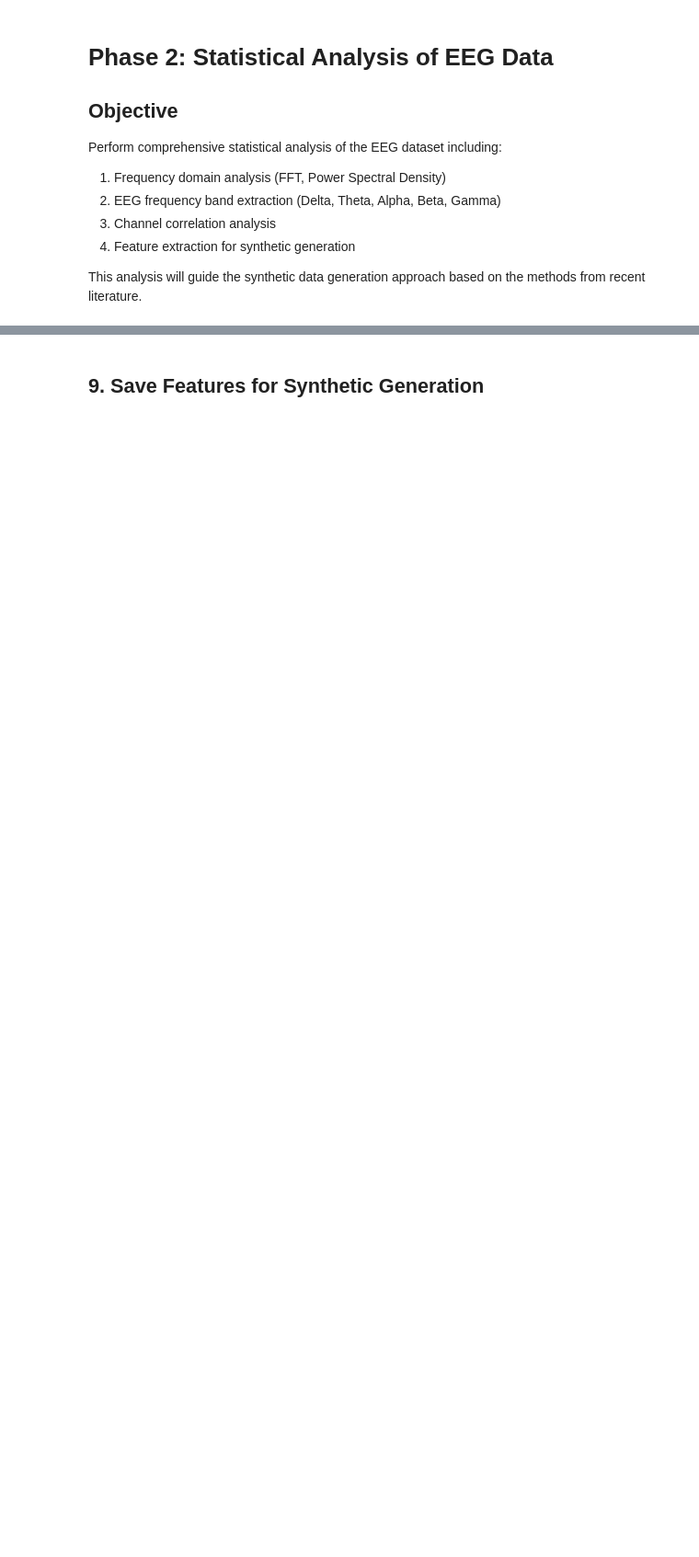
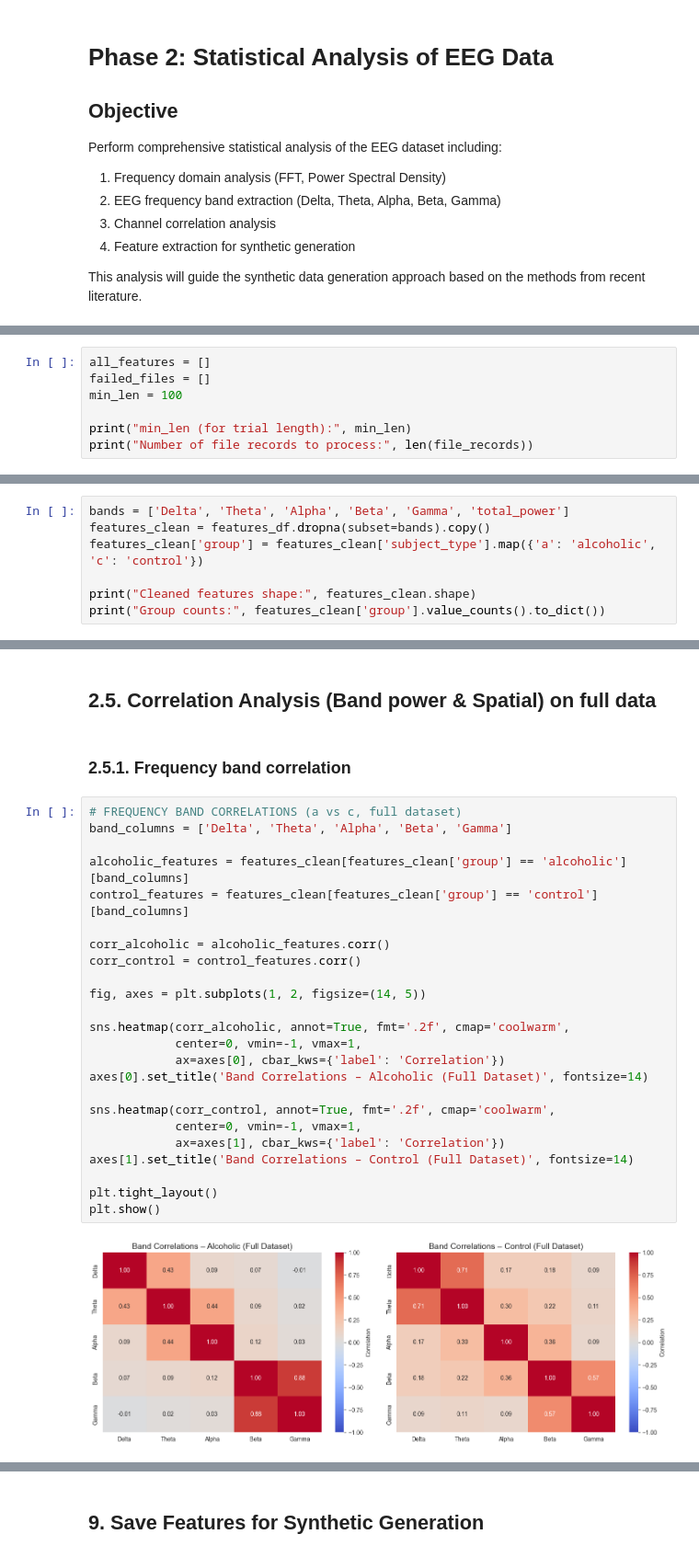
Before and after one commit to ZhaoJackson/Synthetic_EEG_Generation, a Jupyter notebook: src/phase2_statistical_analysis.ipynb, the cells around one changed output, grey strips where cells are left out. Shown: that part at 92% size. Cells and saved outputs as stored; diff of their text form; blank space fills up the shorter version.

```diff
--- a/src/phase2_statistical_analysis.ipynb
+++ b/src/phase2_statistical_analysis.ipynb
@@ -480,0 +155,7 @@ Analyzed 10 channels with 256 samples each
+# %%
+all_features = []
+failed_files = []
+min_len = 100
+
+print("min_len (for trial length):", min_len)
+print("Number of file records to process:", len(file_records))
@@ -480,0 +334,7 @@ Analyzed 10 channels with 256 samples each
+# %%
+bands = ['Delta', 'Theta', 'Alpha', 'Beta', 'Gamma', 'total_power']
+features_clean = features_df.dropna(subset=bands).copy()
+features_clean['group'] = features_clean['subject_type'].map({'a': 'alcoholic', 'c': 'control'})
+
+print("Cleaned features shape:", features_clean.shape)
+print("Group counts:", features_clean['group'].value_counts().to_dict())
@@ -480,0 +483,30 @@ Analyzed 10 channels with 256 samples each
+# %% [markdown]
+## 2.5. Correlation Analysis (Band power & Spatial) on full data
+# %% [markdown]
+### 2.5.1. Frequency band correlation
+# %%
+# FREQUENCY BAND CORRELATIONS (a vs c, full dataset)
+band_columns = ['Delta', 'Theta', 'Alpha', 'Beta', 'Gamma']
+
+alcoholic_features = features_clean[features_clean['group'] == 'alcoholic'][band_columns]
+control_features = features_clean[features_clean['group'] == 'control'][band_columns]
+
+corr_alcoholic = alcoholic_features.corr()
+corr_control = control_features.corr()
+
+fig, axes = plt.subplots(1, 2, figsize=(14, 5))
+
+sns.heatmap(corr_alcoholic, annot=True, fmt='.2f', cmap='coolwarm',
+            center=0, vmin=-1, vmax=1,
+            ax=axes[0], cbar_kws={'label': 'Correlation'})
+axes[0].set_title('Band Correlations – Alcoholic (Full Dataset)', fontsize=14)
+
+sns.heatmap(corr_control, annot=True, fmt='.2f', cmap='coolwarm',
+            center=0, vmin=-1, vmax=1,
+            ax=axes[1], cbar_kws={'label': 'Correlation'})
+axes[1].set_title('Band Correlations – Control (Full Dataset)', fontsize=14)
+
+plt.tight_layout()
+plt.show()
+# %% [output]
+[figure, added]
```
Also changed, not shown: parts of 67 cells of this notebook, 1 other file.
